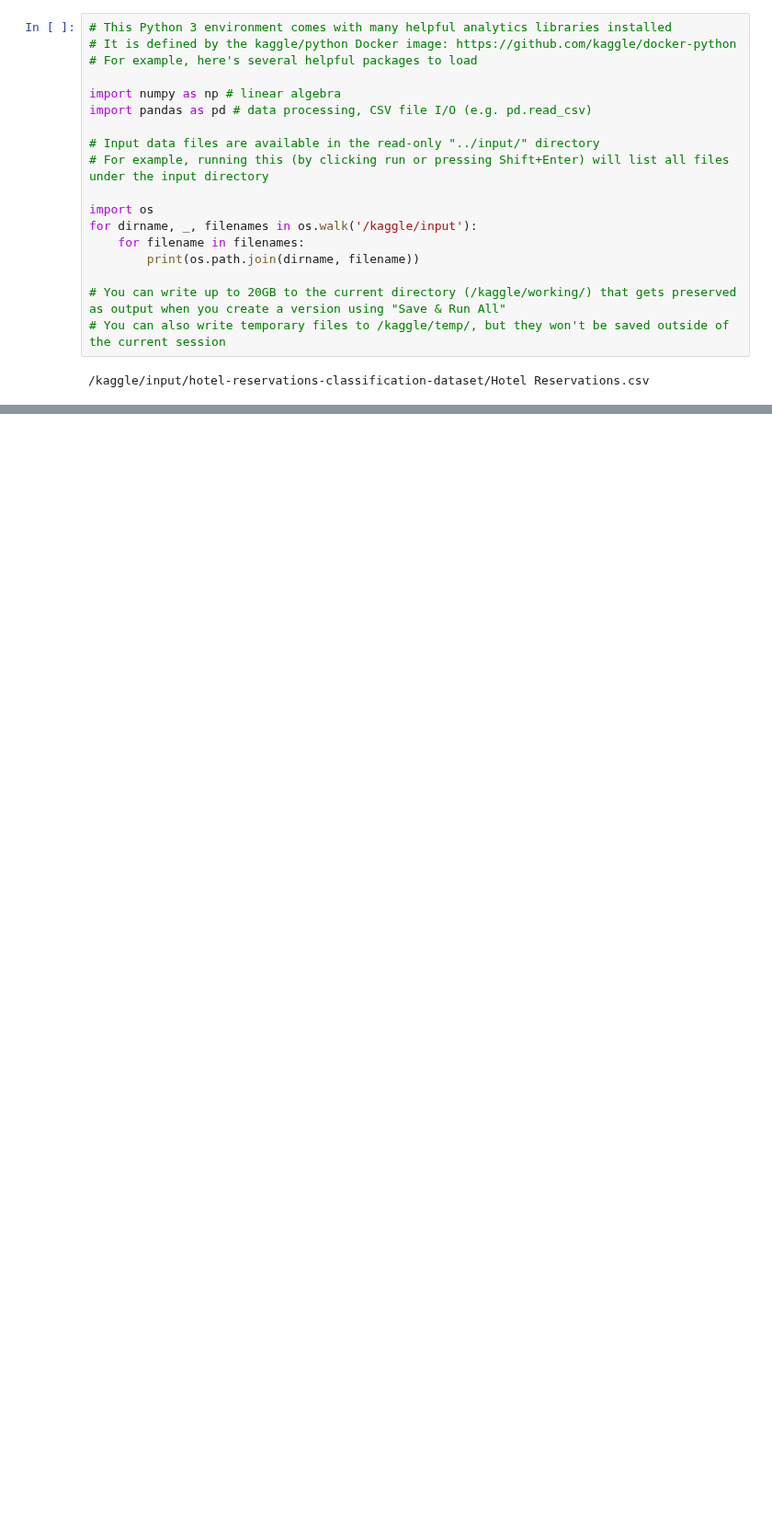
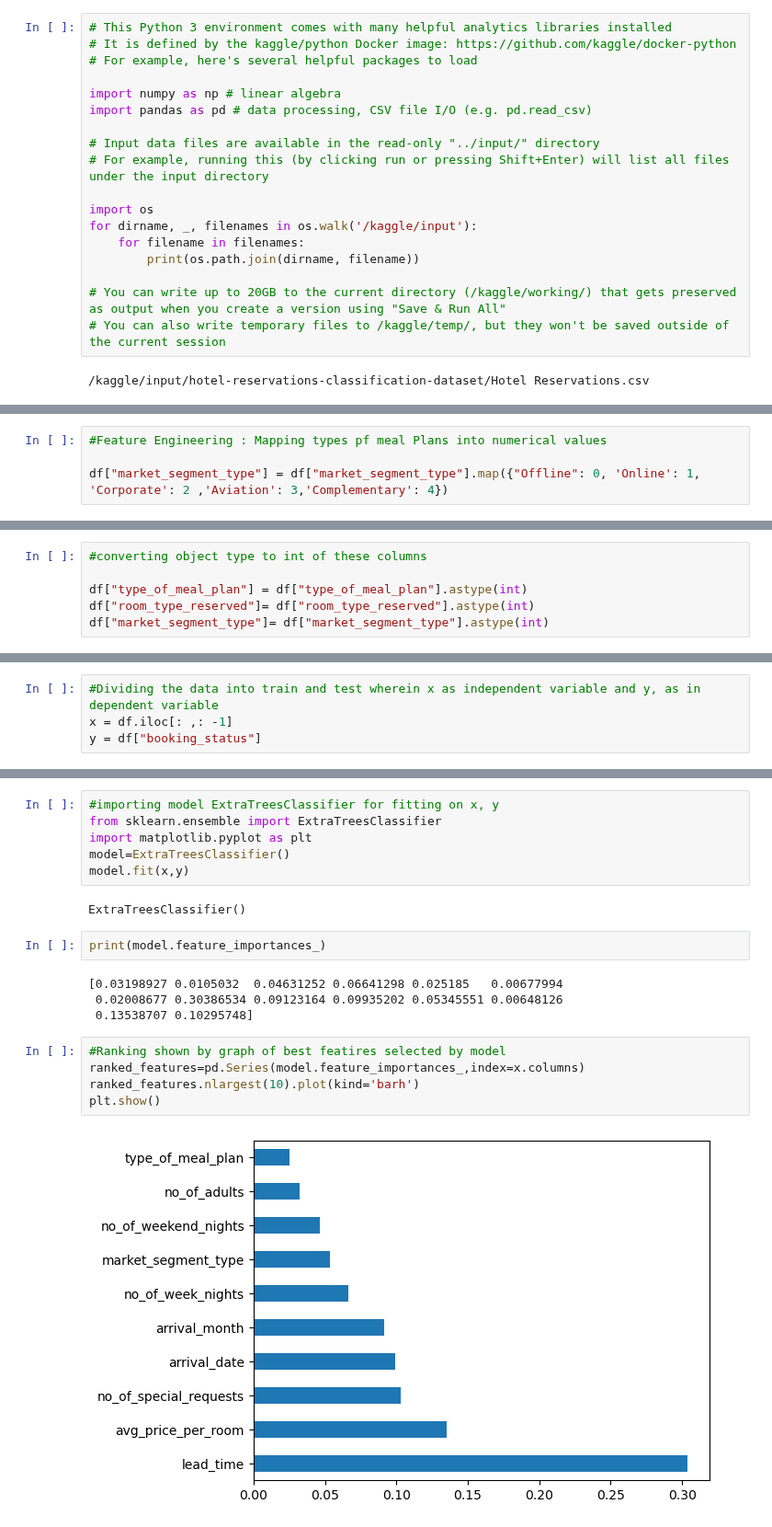
Before and after one commit to Harry262000/Kaggle--Notebooks, a Jupyter notebook: hotel-reservation-dataset.ipynb, the cells around one changed output, grey strips where cells are left out. Shown at 92% size. Saved outputs shown, nothing was run; the diff lists cells and outputs as text; blank space fills up the shorter version.

```diff
--- a/hotel-reservation-dataset.ipynb
+++ b/hotel-reservation-dataset.ipynb
@@ -20,0 +223,4 @@ for dirname, _, filenames in os.walk('/kaggle/input'):
+# %%
+#Feature Engineering : Mapping types pf meal Plans into numerical values
+
+df["market_segment_type"] = df["market_segment_type"].map({"Offline": 0, 'Online': 1, 'Corporate': 2 ,'Aviation': 3,'Complementary': 4})
@@ -20,0 +242,6 @@ for dirname, _, filenames in os.walk('/kaggle/input'):
+# %%
+#converting object type to int of these columns
+
+df["type_of_meal_plan"] = df["type_of_meal_plan"].astype(int)
+df["room_type_reserved"]= df["room_type_reserved"].astype(int)
+df["market_segment_type"]= df["market_segment_type"].astype(int)
@@ -20,0 +296,4 @@ for dirname, _, filenames in os.walk('/kaggle/input'):
+# %%
+#Dividing the data into train and test wherein x as independent variable and y, as in dependent variable
+x = df.iloc[: ,: -1]
+y = df["booking_status"]
@@ -20,0 +374,21 @@ for dirname, _, filenames in os.walk('/kaggle/input'):
+# %%
+#importing model ExtraTreesClassifier for fitting on x, y
+from sklearn.ensemble import ExtraTreesClassifier
+import matplotlib.pyplot as plt
+model=ExtraTreesClassifier()
+model.fit(x,y)
+# %% [output]
+ExtraTreesClassifier()
+# %%
+print(model.feature_importances_)
+# %% [output]
+[0.03198927 0.0105032  0.04631252 0.06641298 0.025185   0.00677994
+ 0.02008677 0.30386534 0.09123164 0.09935202 0.05345551 0.00648126
+ 0.13538707 0.10295748]
+# %%
+#Ranking shown by graph of best featires selected by model
+ranked_features=pd.Series(model.feature_importances_,index=x.columns)
+ranked_features.nlargest(10).plot(kind='barh')
+plt.show()
+# %% [output]
+[figure, added]
```
Also changed, not shown: parts of 43 cells of this notebook.
